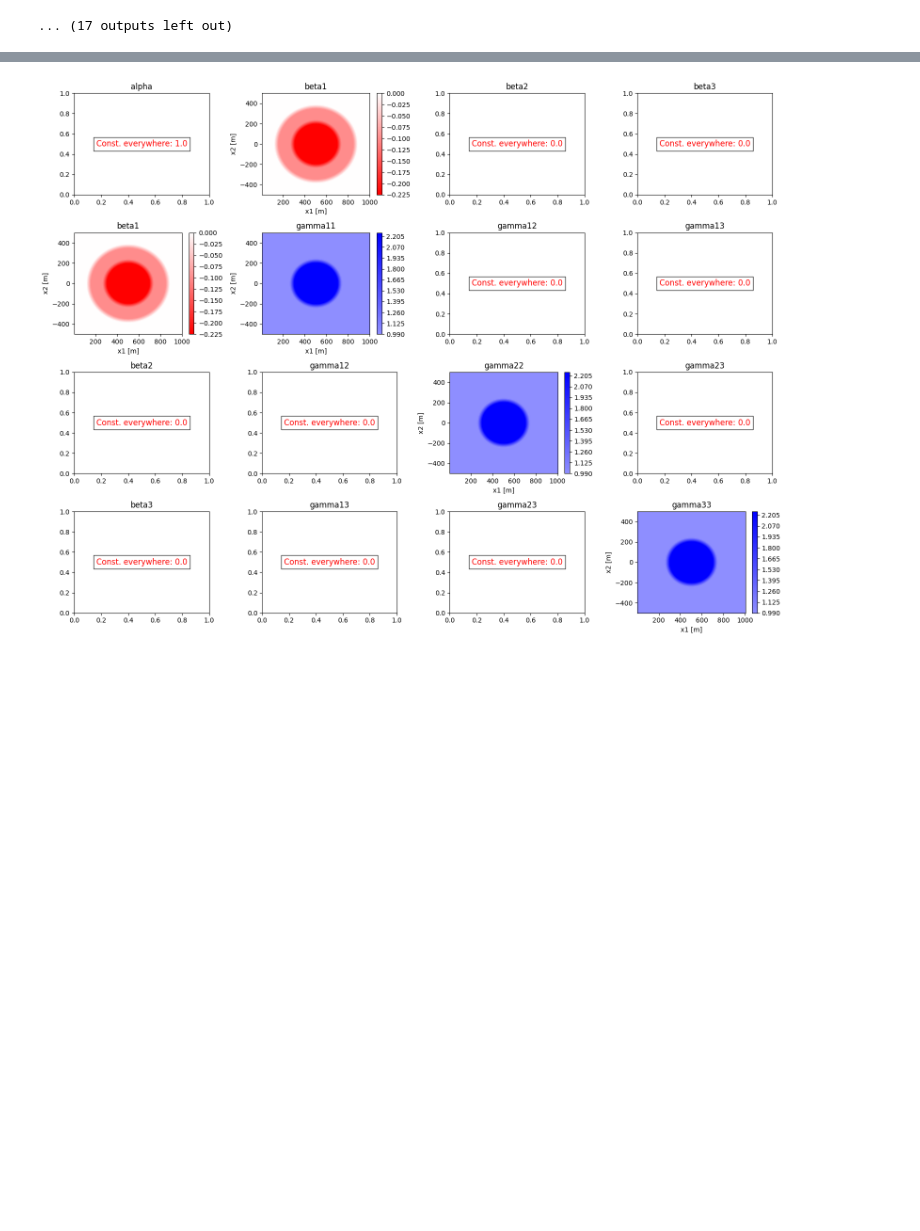
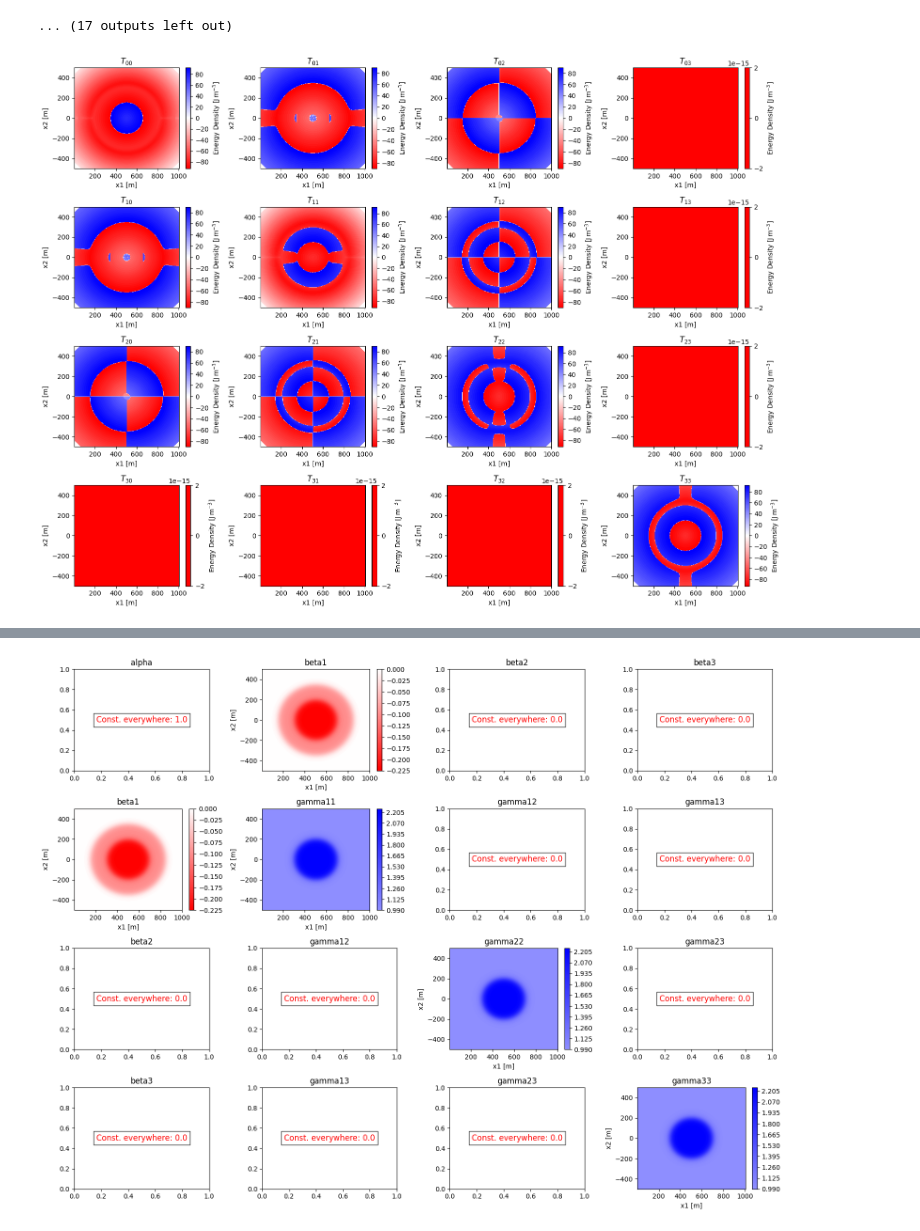
Before and after one commit to nmonnet/Warp-Factory-for-Python, a Jupyter notebook: warp_drive_study.ipynb, the cells around one changed output, grey strips where cells are left out. Cells and saved outputs as stored; diff of their text form; code cells hidden in the pictures; blank space fills up the shorter version.

```diff
--- a/warp_drive_study.ipynb
+++ b/warp_drive_study.ipynb
@@ -1804,6 +1825,79 @@ $\displaystyle \frac{2 \left(B{\left(t,x,y,z \right)} v{\left(t \right)} \frac{\
 shear scalar :
 $\displaystyle 0.333333333333333 \sqrt{3} \sqrt{\left(4 \left(\frac{\partial}{\partial x} f{\left(t,x,y,z \right)}\right)^{2} + 3 \left(\frac{\partial}{\partial y} f{\left(t,x,y,z \right)}\right)^{2} + 3 \left(\frac{\partial}{\partial z} f{\left(t,x,y,z \right)}\right)^{2}\right) v^{2}{\left(t \right)}}$
 ... (17 outputs left out)
+# %%
+# Define the fixed values
+t_val = 1.6778 * 1e-5 * 299792458
+z_val = 0
+
+# Create a grid for x and y
+x_grid = np.linspace(-500, 500, 300) + 503  # Adjust the range and resolution as needed
+y_grid = np.linspace(-500, 500, 300)
+
+
+
+# Define constants
+alpha = 0.5
+R = 350  # R = 350 m
+R_tilde = 150  # R~ = 200 m
+Delta = 40  # Δ = 40 m
+Delta_tilde = 40  # Δ~ = 40 m
+
+sigma=0.015/4
+
+# Define f(rs) as a piecewise function with provided constants
+f_actual = sp.Piecewise(
+    (1, rs < R),
+    (1-(rs - R) / Delta, (rs >= R) & (rs < R + Delta)),
+    (0, rs >= R + Delta)
+)
+
+# Define B(rs) as a piecewise function with provided constants
+B_actual= sp.Piecewise(
+    (1 + alpha, rs < R_tilde),
+    (1 + alpha - (alpha) * (rs - R_tilde) / Delta_tilde, (rs >= R_tilde) & (rs < R_tilde + Delta_tilde)),
+    (1, rs >= R_tilde + Delta_tilde)
+)
+
+if False:
+    # Define f(rs) as a piecewise function with provided constants
+    f_actual = sp.Piecewise(
+        (1, rs < R),
+        (sp.cos(sp.pi*(R-rs)/(2*Delta)), (rs >= R) & (rs < R + Delta)),
+        (0, rs >= R + Delta)
+    )
+
+    # Define B(rs) as a piecewise function with provided constants
+    B_actual= sp.Piecewise(
+        (1 + alpha, rs < R_tilde),
+        (1 + alpha*sp.cos(sp.pi*(R_tilde-rs)/(2*Delta_tilde)), (rs >= R_tilde) & (rs < R_tilde + Delta_tilde)),
+        (1, rs >= R_tilde + Delta_tilde)
+    )
+
+if True:
+    sigma1=0.015*4
+    sigma2=0.015*4
+    f_actual = (sp.tanh(sigma1 * (rs + R)) - sp.tanh(sigma1 * (rs - R))) / (2 * sp.tanh(sigma1 * R))
+
+    B_actual = 1+alpha*(sp.tanh(sigma2 * (rs + R_tilde)) - sp.tanh(sigma2 * (rs - R_tilde))) / (2 * sp.tanh(sigma2 * R_tilde))
+
+
+
+
+f_subs={f:f_actual,v:v_actual,B:B_actual}
+
+
+warp_test.f_subs=f_subs
+
+
+
+
+
+
+
+warp_test.display_energy_momentum_tensor_for_local_oberver(space_time_coordinate=[t_val,x_grid,y_grid,z_val])
+# %% [output]
+[figure, new version]
 # %%
 # Define the fixed values
 t_val = 1.6778 * 1e-5 * 299792458
```
Also changed, not shown: parts of 15 cells of this notebook.
